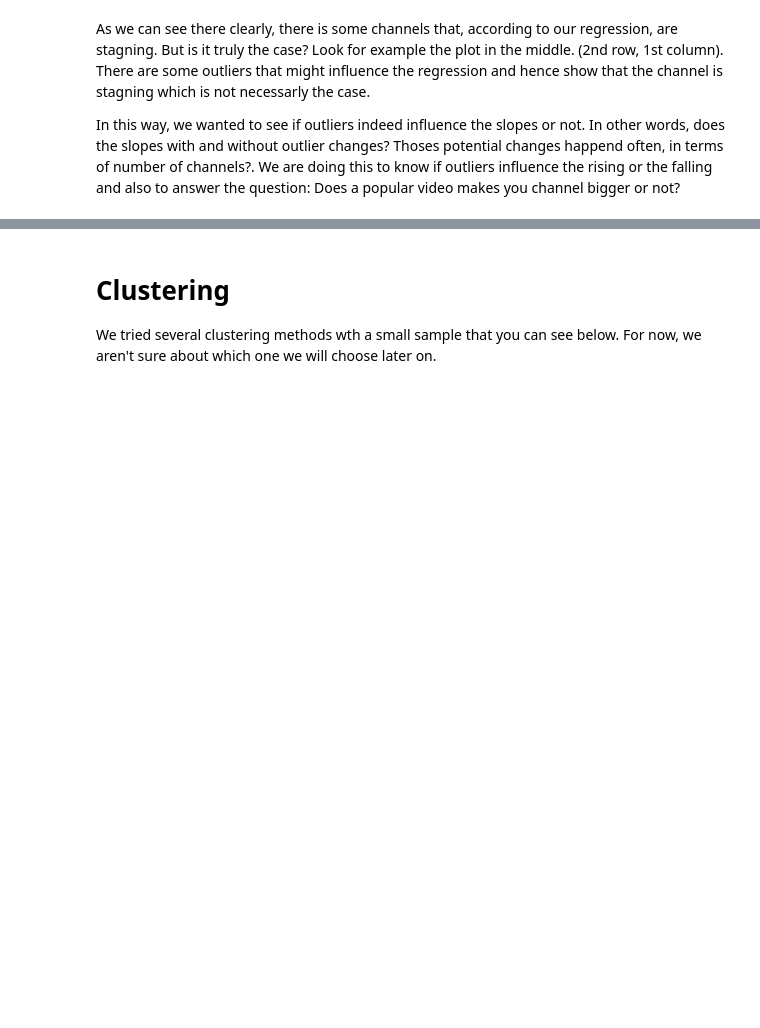
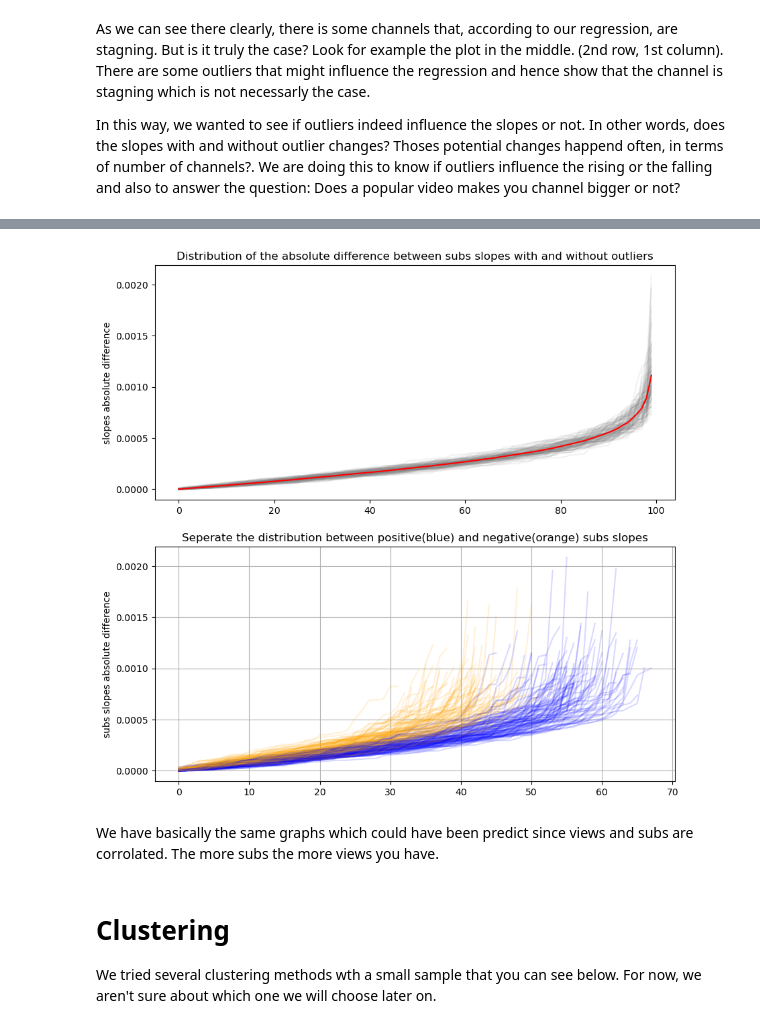
Before and after one commit to epfl-ada/ada-2022-project-pinacolada, a Jupyter notebook: notebook.ipynb, the cells around one changed output, grey strips where cells are left out. Drawn from its saved outputs; the diff is of its cells as text; code cells hidden in the pictures; blank space fills up the shorter version.

```diff
--- a/notebook.ipynb
+++ b/notebook.ipynb
@@ -394,3 +509,45 @@ for name, channel_df in tqdm(long_timeseries_norm.groupby('channel')):
+# %%
+N = 100
+mean = 0
+mean_pos = np.zeros(N)
+mean_neg = np.zeros(N)
+fig, ax = plt.subplots(2, figsize=(10, 10))
+for i in range(N):
+    sample_diff_slopes = sample_from_dict(diff_subs)
+    sample_diff_slopes_df = pd.DataFrame.from_dict(sample_diff_slopes, orient='index', columns=['slopes'])
+    mean += sample_diff_slopes_df.slopes.sort_values().values / N
+    ax[0].plot(range(len(sample_diff_slopes_df.index)), sample_diff_slopes_df.slopes.sort_values(), color="grey", alpha=0.1)
+
+    #######################################################################################################################
+
+    sample_dict_subs_with_outliers = {key: dict_subs_with_outliers[key]['slope'] for key in list(sample_diff_slopes.keys())}
+    sample_dict_subs_without_outliers = {key: dict_subs_without_outliers[key]['slope'] for key in list(sample_diff_slopes.keys())}
+
+    sample_diff_slopes_df = pd.DataFrame.from_dict(sample_diff_slopes, orient='index', columns=['slopes'])
+    sample_slope_with_outliers_df = pd.DataFrame.from_dict(sample_dict_subs_with_outliers, orient='index', columns=['slopes'])
+    sample_slope_without_outliers_df = pd.DataFrame.from_dict(sample_dict_subs_without_outliers, orient='index', columns=['slopes'])
+
+    s = sample_slope_with_outliers_df[sample_slope_with_outliers_df.slopes >= 0]
+    u = sample_diff_slopes_df[sample_diff_slopes_df.index.isin(s.index)]
+    # mean_pos += np.hstack([u.slopes.sort_values().values, np.ones(N - len(u.slopes.sort_values().values)) * u.slopes.sort_values().values[-1]]) / N
+    ax[1].plot(range(len(u)), u.slopes.sort_values(), color="blue", alpha=0.15)
+
+    t = sample_slope_with_outliers_df[sample_slope_with_outliers_df.slopes < 0]
+    v = sample_diff_slopes_df[sample_diff_slopes_df.index.isin(t.index)]
+    # mean_neg += np.hstack([v.slopes.sort_values().values, np.ones(N - len(v.slopes.sort_values().values)) * v.slopes.sort_values().values[-1]]) / N
+    ax[1].plot(range(len(v)), v.slopes.sort_values(), color="orange", alpha=0.15)
+
+ax[0].plot(range(len(sample_diff_slopes_df.index)), mean, color="red")
+ax[0].set_title("Distribution of the absolute difference between subs slopes with and without outliers")
+ax[0].set_ylabel("slopes absolute difference")
+
+ax[1].set_title("Seperate the distribution between positive(blue) and negative(orange) subs slopes")
+ax[1].set_ylabel("subs slopes absolute difference")
+ax[1].grid()
+# %% [output]
+[figure, added]
+# %% [markdown]
+We have basically the same graphs which could have been predict since views and subs are corrolated. The more subs the more views you have.
 # %% [markdown]
 # Clustering
 We tried several clustering methods wth a small sample that you can see below. For now, we aren't sure about which one we will choose later on.
```
Also changed, not shown: parts of 28 cells of this notebook, 1 other file.
